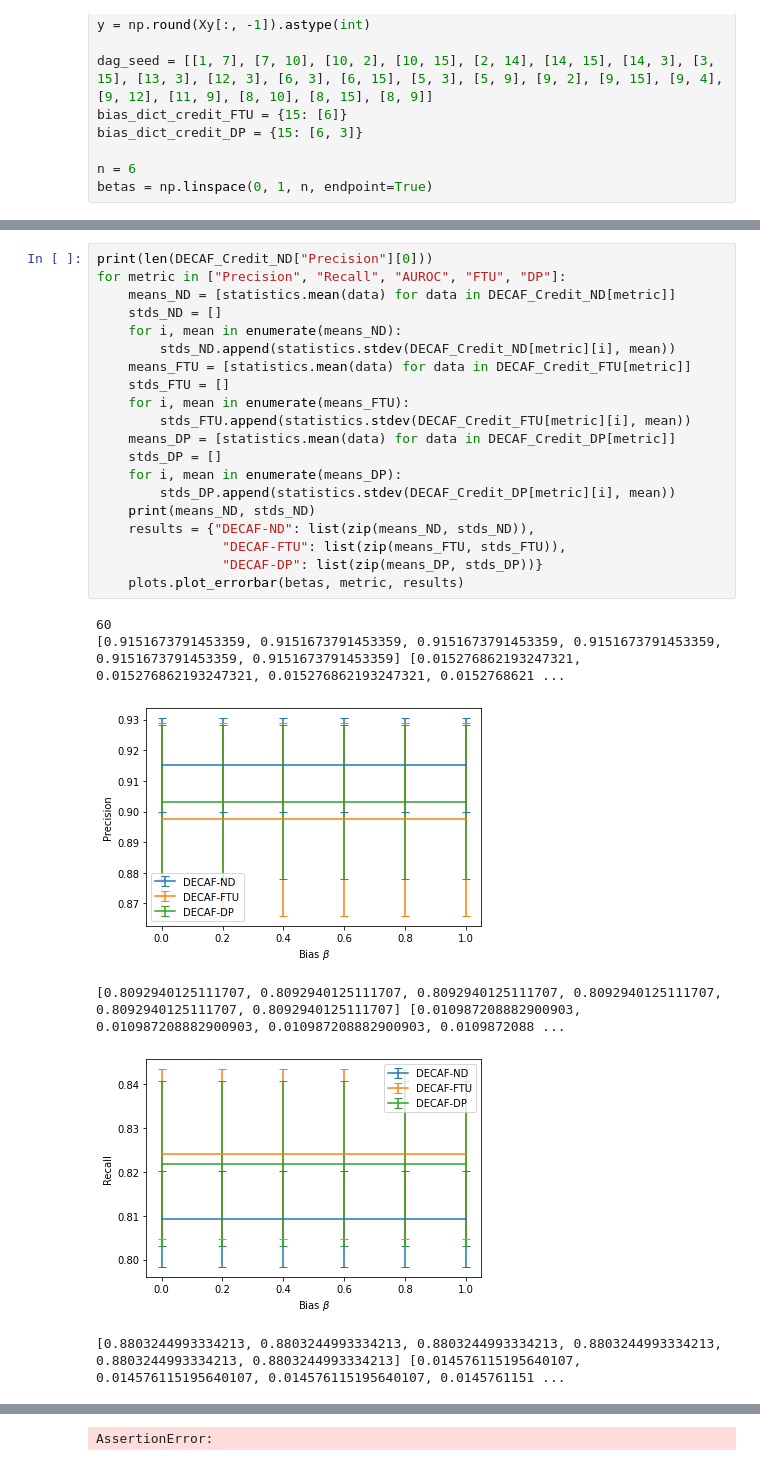
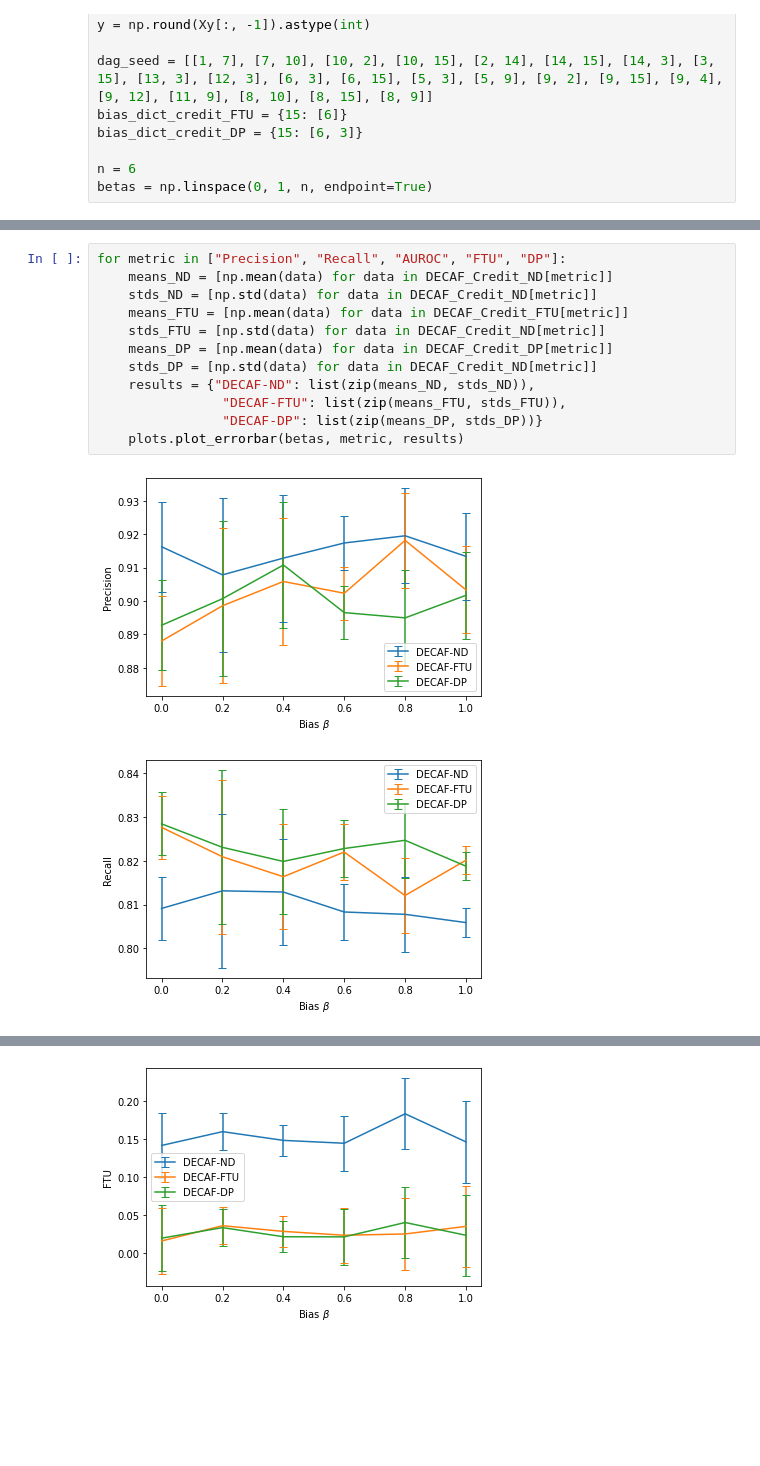
Before and after one commit to zoebat/FACT-AI, a Jupyter notebook: DECAF/experiments-Copy1.ipynb, the cells around one changed output, grey strips where cells are left out. Cells and saved outputs as stored; diff of their text form; blank space fills up the shorter version.

Commit message:
Generated graphs in notebook for experiments 2 and ran models for adult dataset

```diff
--- a/DECAF/experiments-Copy1.ipynb
+++ b/DECAF/experiments-Copy1.ipynb
@@ -444,29 +446,17 @@ tensor([[0., 0., 0., 0., 0., 0., 0., 0., 0., 0., 0., 0., 0., 0., 0., 0.],
 0
 ... (88 outputs left out)
 # %%
-print(len(DECAF_Credit_ND["Precision"][0]))
 for metric in ["Precision", "Recall", "AUROC", "FTU", "DP"]:
-    means_ND = [statistics.mean(data) for data in DECAF_Credit_ND[metric]]
-    stds_ND = []
-    for i, mean in enumerate(means_ND):
-        stds_ND.append(statistics.stdev(DECAF_Credit_ND[metric][i], mean))
-    means_FTU = [statistics.mean(data) for data in DECAF_Credit_FTU[metric]]
-    stds_FTU = []
-    for i, mean in enumerate(means_FTU):
-        stds_FTU.append(statistics.stdev(DECAF_Credit_FTU[metric][i], mean))
-    means_DP = [statistics.mean(data) for data in DECAF_Credit_DP[metric]]
-    stds_DP = []
-    for i, mean in enumerate(means_DP):
-        stds_DP.append(statistics.stdev(DECAF_Credit_DP[metric][i], mean))
-    print(means_ND, stds_ND)
+    means_ND = [np.mean(data) for data in DECAF_Credit_ND[metric]]
+    stds_ND = [np.std(data) for data in DECAF_Credit_ND[metric]]
+    means_FTU = [np.mean(data) for data in DECAF_Credit_FTU[metric]]
+    stds_FTU = [np.std(data) for data in DECAF_Credit_ND[metric]]
+    means_DP = [np.mean(data) for data in DECAF_Credit_DP[metric]]
+    stds_DP = [np.std(data) for data in DECAF_Credit_ND[metric]]
     results = {"DECAF-ND": list(zip(means_ND, stds_ND)),
                 "DECAF-FTU": list(zip(means_FTU, stds_FTU)),
                 "DECAF-DP": list(zip(means_DP, stds_DP))}
     plots.plot_errorbar(betas, metric, results)
 # %% [output]
-60
-[0.9151673791453359, 0.9151673791453359, 0.9151673791453359, 0.9151673791453359, 0.9151673791453359, 0.9151673791453359] [0.015276862193247321, 0.015276862193247321, 0.015276862193247321, 0.0152768621 ...
-[figure, old version]
+[figure, new version]
-[0.8092940125111707, 0.8092940125111707, 0.8092940125111707, 0.8092940125111707, 0.8092940125111707, 0.8092940125111707] [0.010987208882900903, 0.010987208882900903, 0.010987208882900903, 0.0109872088 ...
-[figure, old version]
+[figure, new version]
-[0.8803244993334213, 0.8803244993334213, 0.8803244993334213, 0.8803244993334213, 0.8803244993334213, 0.8803244993334213] [0.014576115195640107, 0.014576115195640107, 0.014576115195640107, 0.0145761151 ...
@@ -474 +464 @@ for metric in ["Precision", "Recall", "AUROC", "FTU", "DP"]:
-AssertionError:
+[figure, added]
```
Also changed, not shown: parts of 4 cells of this notebook, 10 other files.
